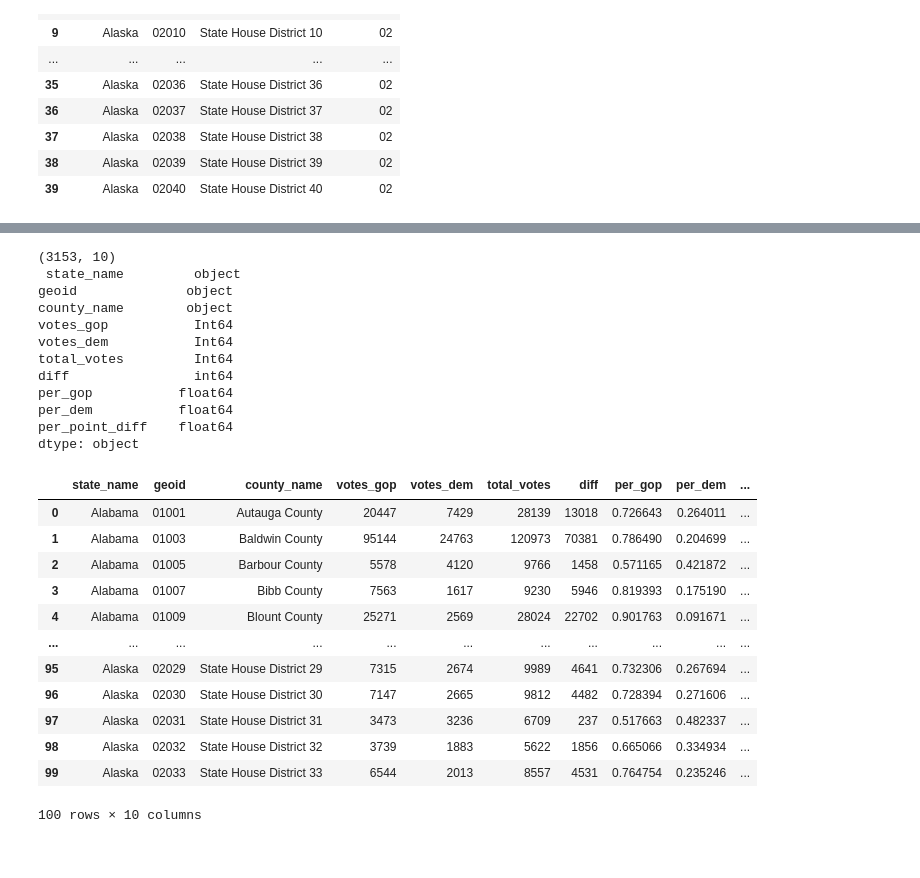
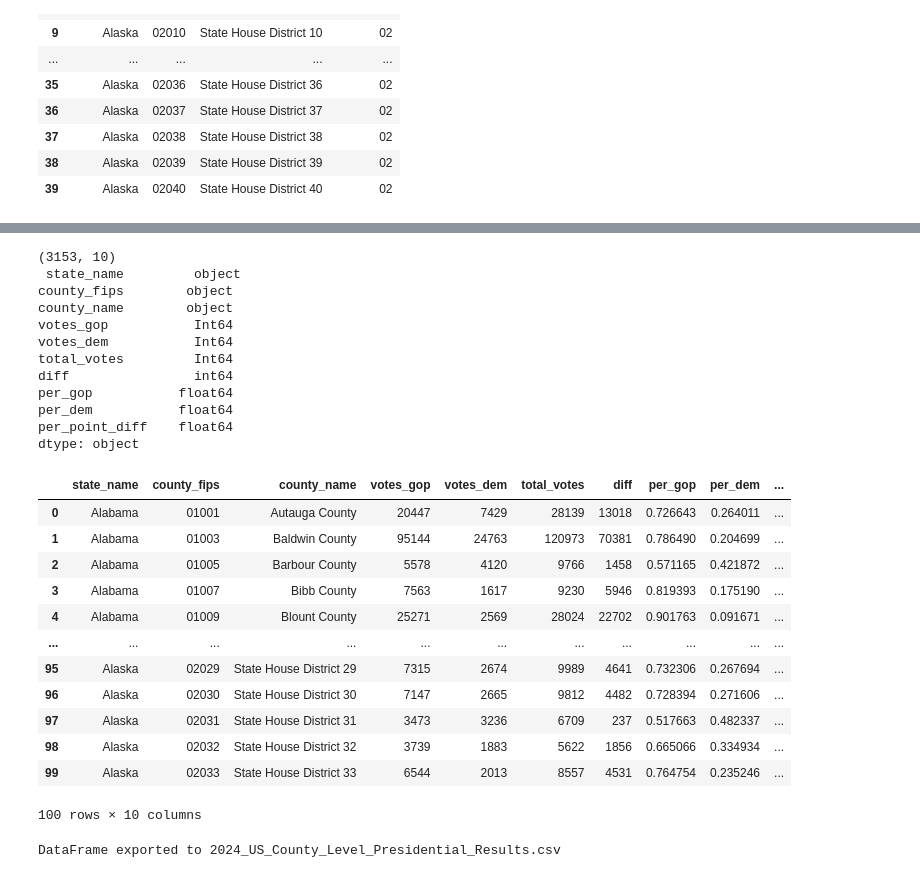
Before and after one commit to tonmcg/US_County_Level_Election_Results_08-20, a Jupyter notebook: 2024_US_County_Level_Presidential_Results.ipynb, the cells around one changed output, grey strips where cells are left out. Drawn from its saved outputs; the diff is of its cells as text; code cells hidden in the pictures.

Commit message:
updated county_fips field; added 2024 data as export

```diff
--- a/2024_US_County_Level_Presidential_Results.ipynb
+++ b/2024_US_County_Level_Presidential_Results.ipynb
@@ -727,29 +727,26 @@ dtype: object
 # %%
 # combine Alaska election results with election results
 all_election_results = pd.concat([election_results, ak_election_results], ignore_index=True)
 
-# rename county_fips to geoid
-all_election_results.rename(columns={"county_fips": "geoid"}, inplace=True)
-
 # Sort by geoid
-all_election_results = all_election_results.sort_values(by="geoid").reset_index(drop=True)
+all_election_results = all_election_results.sort_values(by="county_fips").reset_index(drop=True)
 
 print(all_election_results.shape, '\n', all_election_results.dtypes)
 all_election_results.head(100)
 # %% [output]
 (3153, 10)
  state_name         object
-geoid              object
+county_fips        object
 county_name        object
 votes_gop           Int64
 votes_dem           Int64
 total_votes         Int64
 diff                int64
 per_gop           float64
 per_dem           float64
 per_point_diff    float64
 dtype: object
-|  | state_name | geoid | county_name | votes_gop | votes_dem | total_votes | diff | per_gop | per_dem | ... |
+|  | state_name | county_fips | county_name | votes_gop | votes_dem | total_votes | diff | per_gop | per_dem | ... |
 | 0 | Alabama | 01001 | Autauga County | 20447 | 7429 | 28139 | 13018 | 0.726643 | 0.264011 | ... |
 | 1 | Alabama | 01003 | Baldwin County | 95144 | 24763 | 120973 | 70381 | 0.786490 | 0.204699 | ... |
 | 2 | Alabama | 01005 | Barbour County | 5578 | 4120 | 9766 | 1458 | 0.571165 | 0.421872 | ... |
@@ -762,3 +759,15 @@ dtype: object
 | 98 | Alaska | 02032 | State House District 32 | 3739 | 1883 | 5622 | 1856 | 0.665066 | 0.334934 | ... |
 | 99 | Alaska | 02033 | State House District 33 | 6544 | 2013 | 8557 | 4531 | 0.764754 | 0.235246 | ... |
 100 rows × 10 columns
+# %%
+# export results to a CSV file
+
+# specify the file path for the CSV export
+file_path = "2024_US_County_Level_Presidential_Results.csv"
+
+# Export the DataFrame to a CSV file
+all_election_results.to_csv(file_path, index=False)
+
+print(f"DataFrame exported to {file_path}")
+# %% [output]
+DataFrame exported to 2024_US_County_Level_Presidential_Results.csv
```
Also changed, not shown: parts of 1 cell of this notebook, 1 other file.
